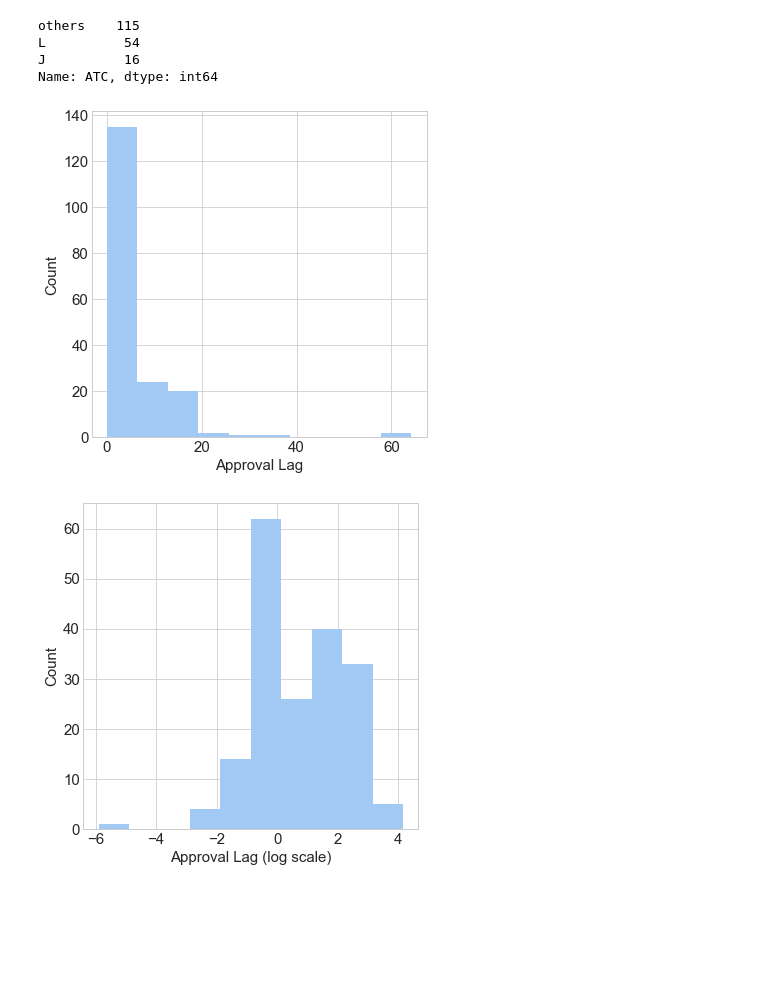
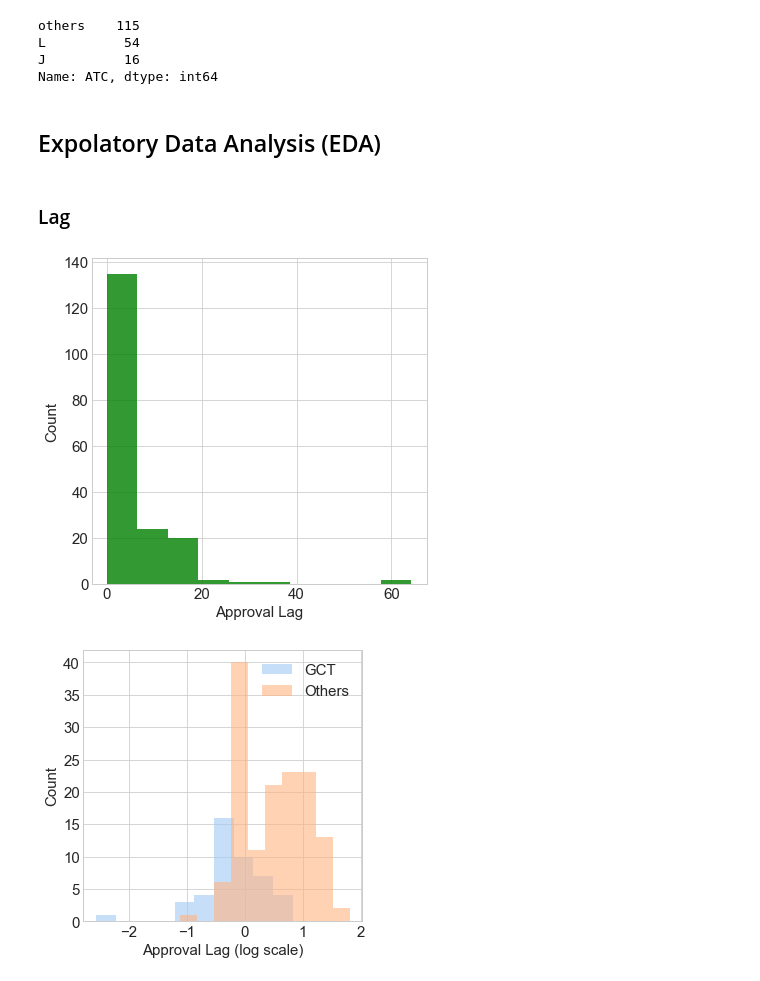
Before and after one commit to Chocolat0517K/Pharmaceutical_Data_Analysis, a Jupyter notebook: pilot_study.ipynb, the cells around one changed output. Cells and saved outputs as stored; diff of their text form; code cells hidden in the pictures; blank space fills up the shorter version.

```diff
--- a/pilot_study.ipynb
+++ b/pilot_study.ipynb
@@ -14,7 +14,7 @@ import seaborn as sns
 sns.set_palette('pastel')
 # %%
 # import dataset
-pilot = pd.read_csv('pilot_study.csv',
+pilot = pd.read_csv('./pilot_study.csv',
                     encoding='cp932',
                     parse_dates = [1])
 
@@ -56,6 +56,9 @@ pilot['Lag'].fillna(1, inplace = True)
 pilot['Lag'].isnull().sum()
 # %% [output]
 0
+# %%
+# create a new column, which stands for proportion of JStudysize
+pilot['Pr_JStudysize'] = pilot.JStudysize / pilot.Studysize
 # %%
 # create a new column, which extracts the year in each Ingredient's Approval_date
 import datetime
@@ -87,30 +90,43 @@ others    115
 L          54
 J          16
 Name: ATC, dtype: int64
+# %% [markdown]
+## Expolatory Data Analysis (EDA)
+# %% [markdown]
+### Lag
 # %%
 # check the distribution of Lag
 plt.figure(figsize = (6, 6))
 plt.rcParams["font.size"] = 15
 
-_ = plt.hist(pilot.Lag, bins = 10)
+_ = plt.hist(pilot.Lag,
+             bins = 10,
+             alpha = 0.8,
+             color = 'green')
 _ = plt.xlabel('Approval Lag')
 _ = plt.ylabel('Count')
 
 plt.show()
 # %% [output]
-[figure, old version]
+[figure, new version]
+# %%
+# convert Lag into log-scale Lag
+pilot['Lag_log'] = pilot.Lag.apply(np.log10)
 # %%
-# convert Lag into log scale Lag
-pilot['Lag_log'] = pilot.Lag.apply(np.log)
-
-# check the distribution of Lag_log
-plt.figure(figsize = (6, 6))
+# check the distributions of Lag_log
+plt.figure(figsize = (5, 5))
 plt.rcParams["font.size"] = 15
 
-_ = plt.hist(pilot.Lag_log, bins = 10)
+_ = plt.hist(pilot.query('GCT == 1').Lag_log,
+             bins = 10,
+             alpha = 0.6)
+_ = plt.hist(pilot.query('GCT == 0').Lag_log,
+             bins = 10,
+             alpha = 0.6)
 _ = plt.xlabel('Approval Lag (log scale)')
 _ = plt.ylabel('Count')
+_ = plt.legend(['GCT', 'Others'])
 
 plt.show()
 # %% [output]
-[figure, old version]
+[figure, new version]
```
Also changed, not shown: parts of 23 cells of this notebook.
